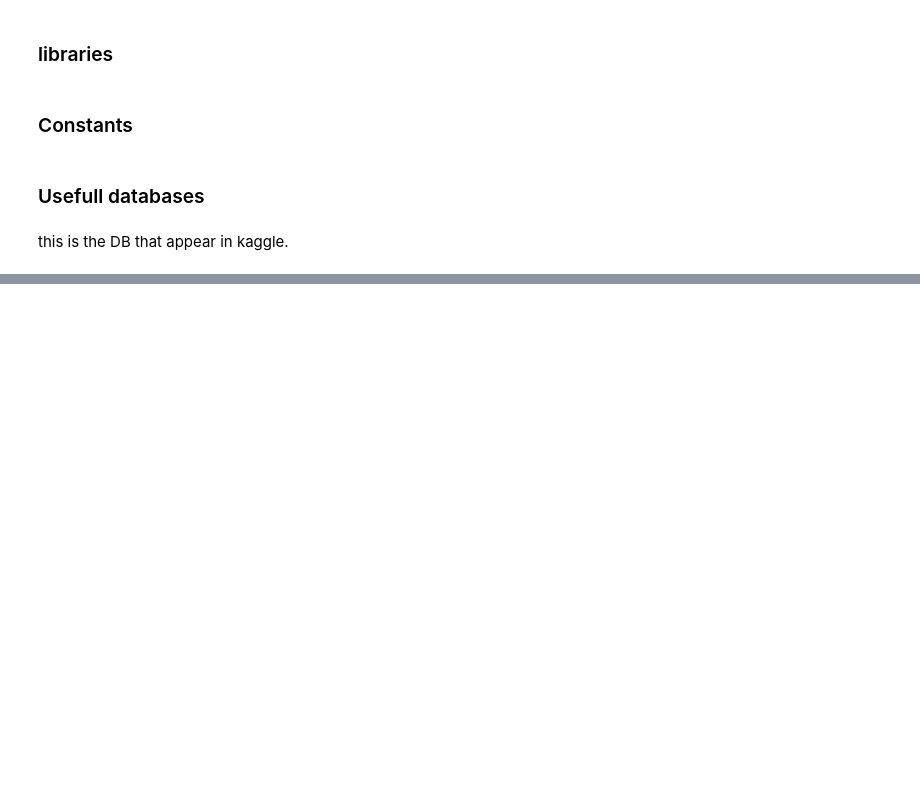
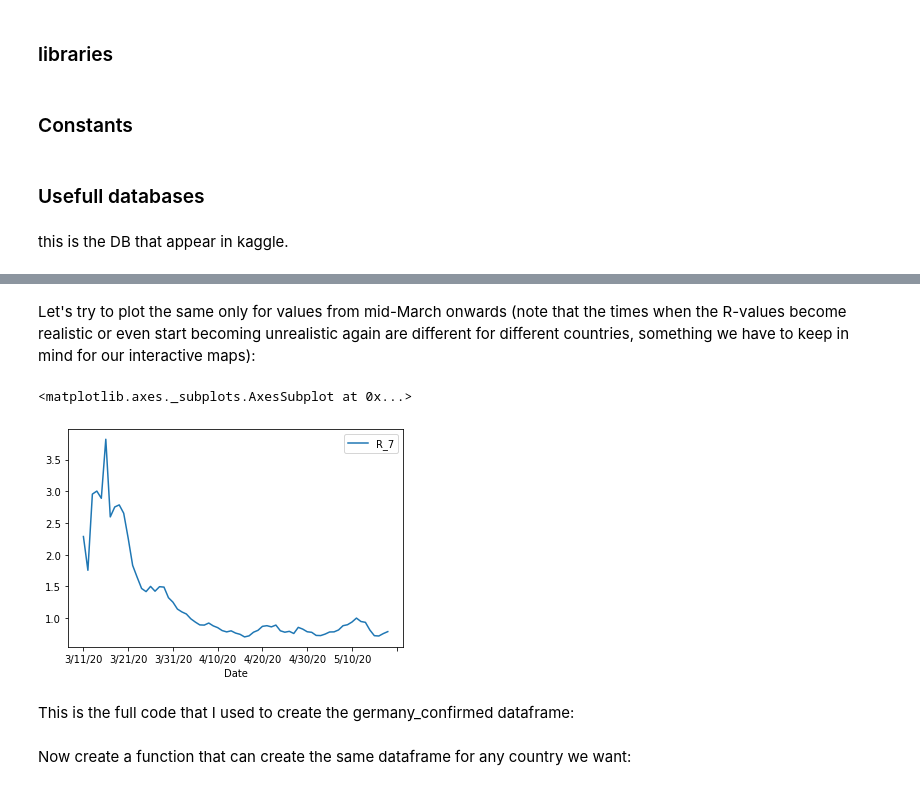
Before and after one commit to rechavar/pyCovid_TechLabsProj, a Jupyter notebook: TechLabs__finalProject.ipynb, the cells around one changed output, grey strips where cells are left out. Saved outputs shown, nothing was run; the diff lists cells and outputs as text; code cells hidden in the pictures; blank space fills up the shorter version.

```diff
--- a/TechLabs__finalProject.ipynb
+++ b/TechLabs__finalProject.ipynb
@@ -36,0 +164,9 @@ data.head(10)
+# %% [markdown]
+Let's try to plot the same only for values from mid-March onwards (note that the times when the R-values become realistic or even start becoming unrealistic again are different for different countries, something we have to keep in mind for our interactive maps):
+# %%
+germany_confirmed["3/11/20":].plot(y="R_7")
+# %% [output]
+<matplotlib.axes._subplots.AxesSubplot at 0x...>
+[figure, added]
+# %% [markdown]
+This is the full code that I used to create the germany_confirmed dataframe:
@@ -36,0 +182,2 @@ data.head(10)
+# %% [markdown]
+Now create a function that can create the same dataframe for any country we want:
```
Also changed, not shown: parts of 29 cells of this notebook.
